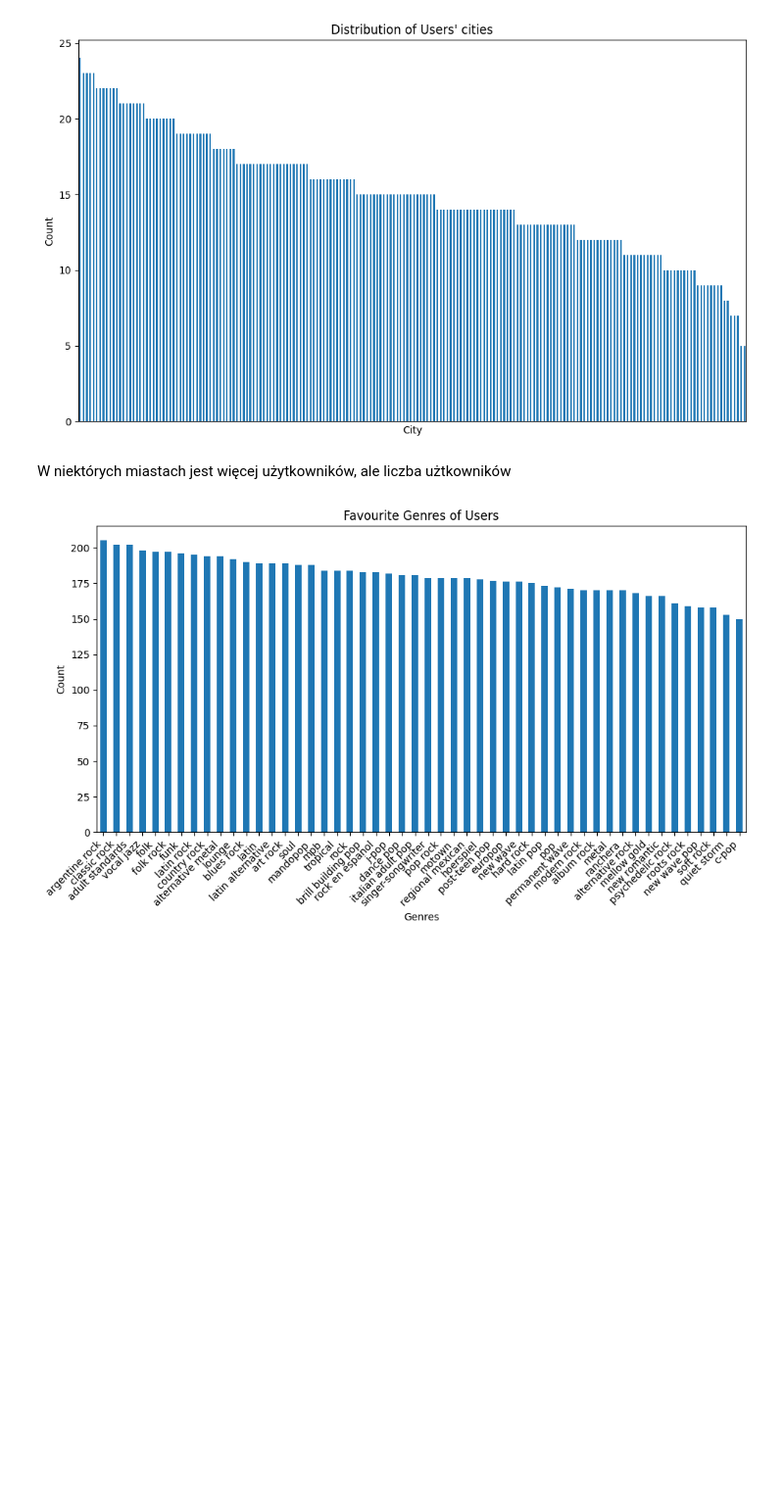
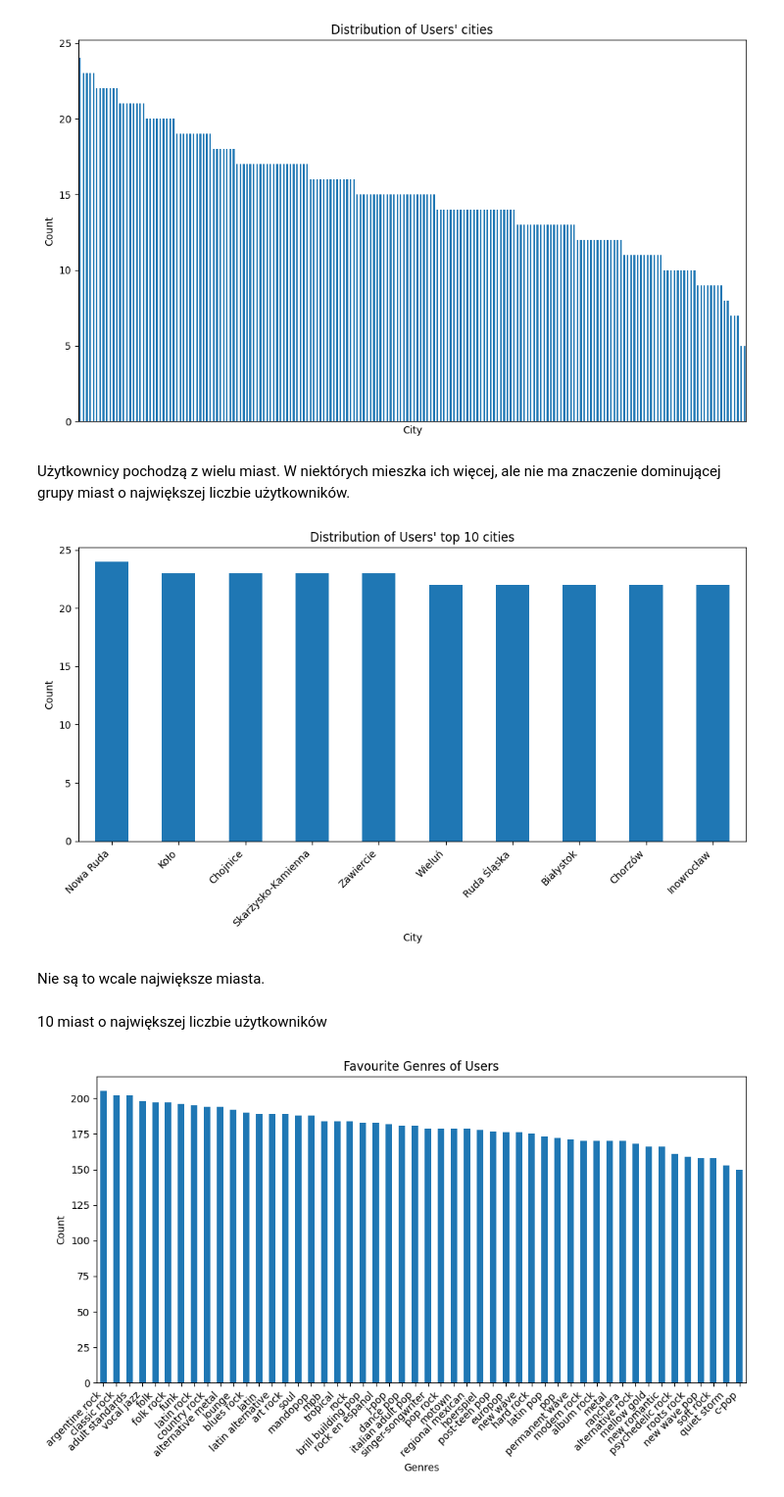
Before and after one commit to sz-aleksandra/premium-candidate-predictor, a Jupyter notebook: IUM.ipynb, the cells around one changed output. Shown at 98% size. Cells and saved outputs as stored; diff of their text form; code cells hidden in the pictures; blank space fills up the shorter version.

```diff
--- a/IUM.ipynb
+++ b/IUM.ipynb
@@ -292,8 +292,23 @@ plt.tight_layout()
 plt.show()
 # %% [output]
 [figure]
-# %% [markdown]
-W niektórych miastach jest więcej użytkowników, ale liczba użtkowników
+# %% [markdown]
+Użytkownicy pochodzą z wielu miast. W niektórych mieszka ich więcej, ale nie ma znaczenie dominującej grupy miast o największej liczbie użytkowników.
+# %%
+plt.figure(figsize=(10, 6))
+user_city_counts.head(10).plot(kind='bar')
+plt.title("Distribution of Users' top 10 cities")
+plt.ylabel("Count")
+plt.xlabel("City")
+plt.xticks(rotation=45, ha='right')
+plt.tight_layout()
+plt.show()
+# %% [output]
+[figure, added]
+# %% [markdown]
+Nie są to wcale największe miasta.
+# %% [markdown]
+10 miast o największej liczbie użytkowników
 # %%
 favourite_genres_flat = [genre for sublist in users_df['favourite_genres'] for genre in sublist]
 
```
Also changed, not shown: parts of 24 cells of this notebook.
